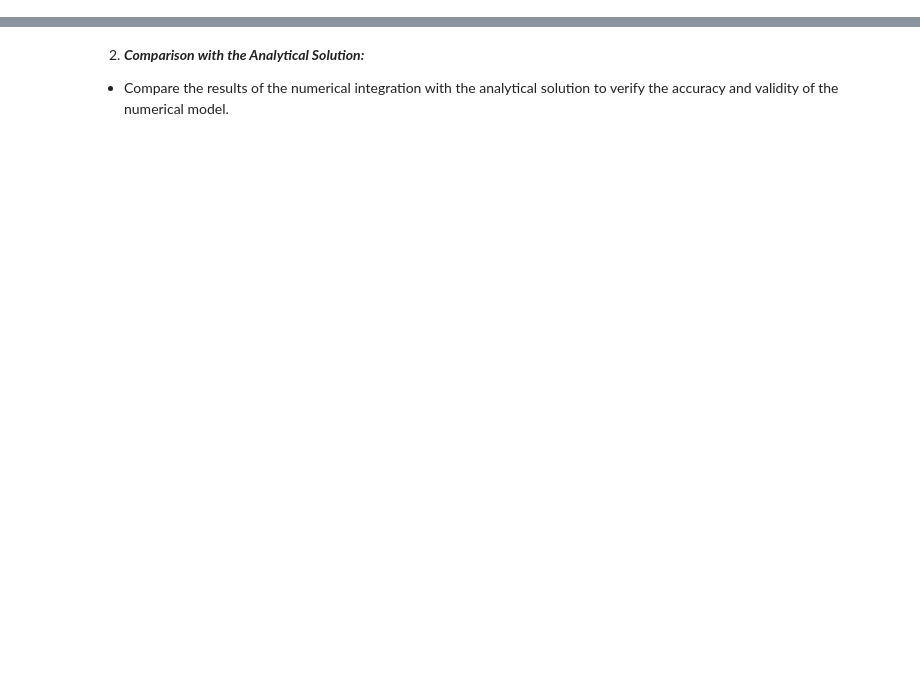
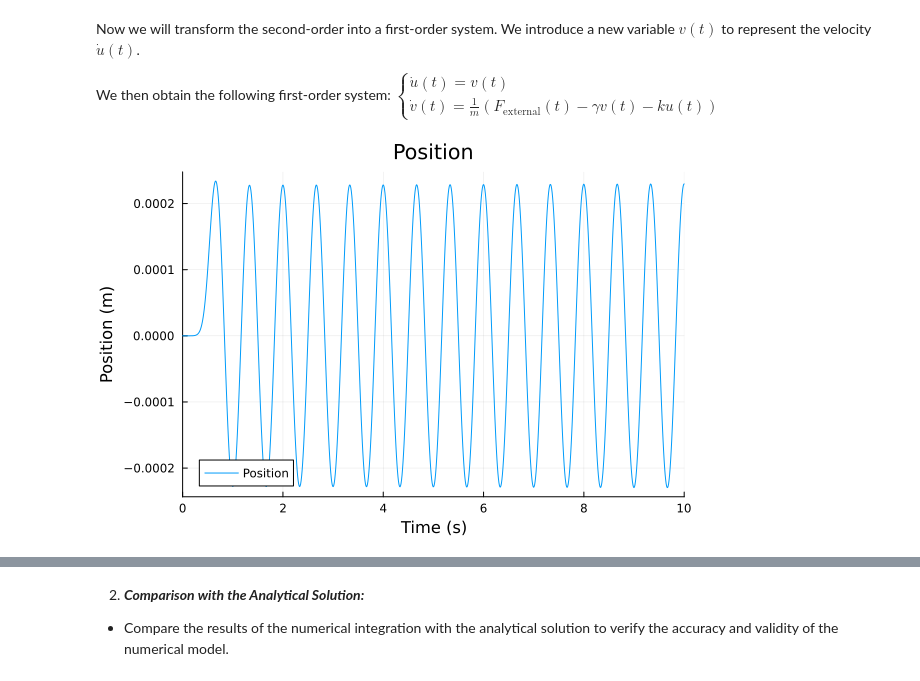
Before and after one commit to AnouchkaDESMETTRE/TU_Delft_Internship, a Jupyter notebook: Anouchka_TU_DELFT_Internship.ipynb, the cells around one changed output, grey strips where cells are left out. Drawn from its saved outputs; the diff is of its cells as text; code cells hidden in the pictures; blank space fills up the shorter version.

```diff
--- a/Anouchka_TU_DELFT_Internship.ipynb
+++ b/Anouchka_TU_DELFT_Internship.ipynb
@@ -316,3 +326,39 @@ sol = solve(prob);
+# %% [markdown]
+Now we will transform the second-order into a first-order system.
+We introduce a new variable $ v(t) $ to represent the velocity $ \dot{u}(t) $.
+
+We then obtain the following first-order system:
+$
+\begin{cases}
+\dot{u}(t) = v(t) \\
+\dot{v}(t) = \frac{1}{m} (F_{\text{external}}(t) - \gamma v(t) - k u(t))
+\end{cases}
+$
+# %%
+# Define the system of equations
+function mass_spring_damper!(du, u, p, t)
+    F_external = gaussian_pulse(t, t0, F0, sigma)
+    du[1] = u[2]
+    du[2] = (F_external - gamma * u[2] - k * u[1]) / m
+end
+
+# Initial conditions
+u0 = [0.0, 0.0]              # Initial position and velocity
+tspan = (0.0, 10.0)          # Time span
+
+# Problem definition
+prob_one_ODE = ODEProblem(mass_spring_damper!, u0, tspan)
+
+# Solve the problem using the default solver (explicit method Tsit5)
+sol_one_ODE = solve(prob_one_ODE, Tsit5())
+
+# Plot the solution for position and velocity
+p2 = plot(sol_one_ODE, idxs=1, label="Position", xlabel="Time (s)", ylabel="Position (m)", title="Position") # Here idxs = 1 is the position
+
+# Display the plot
+display(p2)
+# %% [output]
+[figure, added]
 # %% [markdown]
 - **Implicit and Explicit Methods**
 
```
Also changed, not shown: parts of 12 cells of this notebook.
